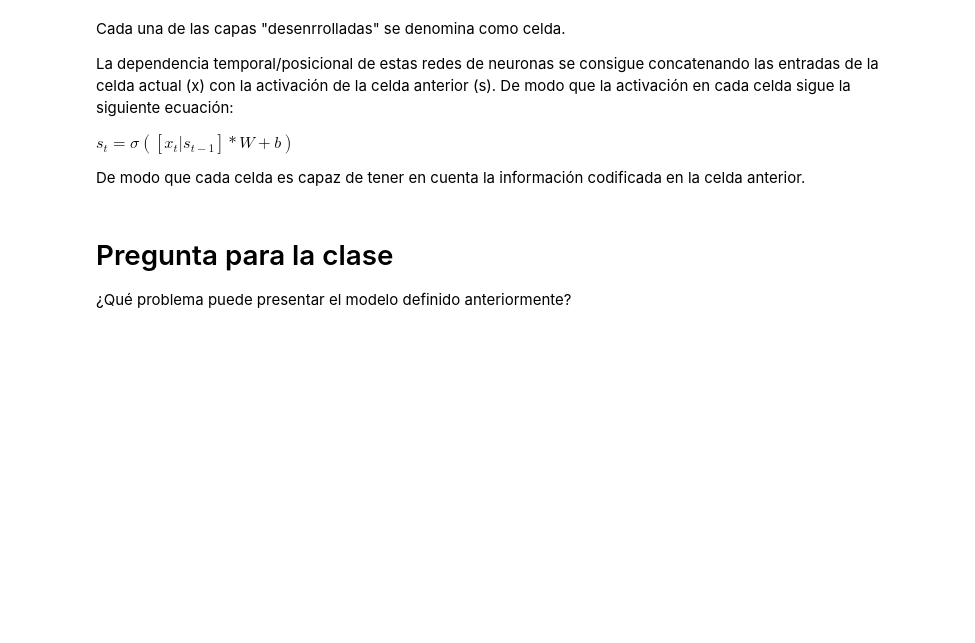
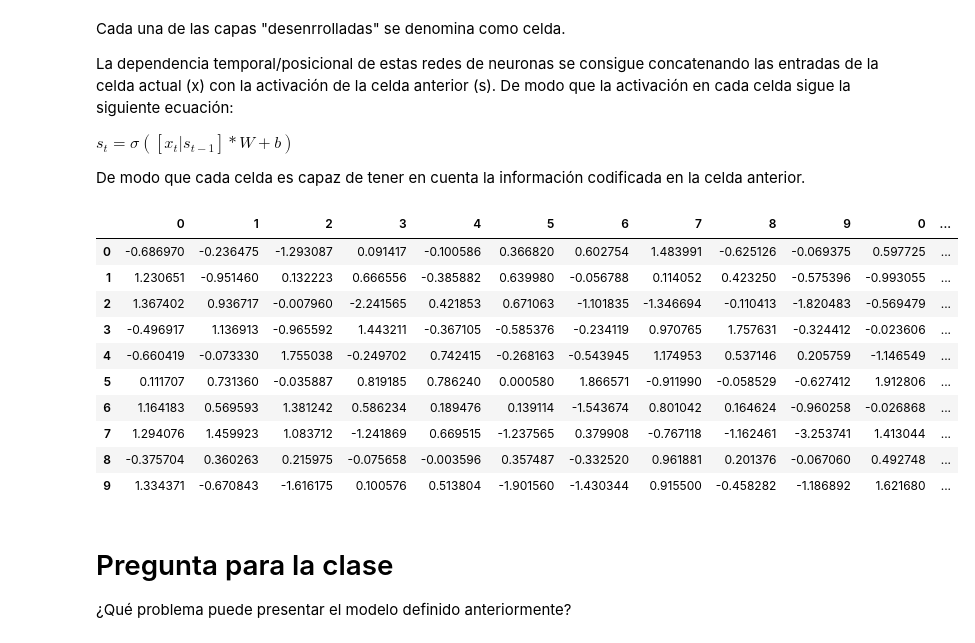
Before and after one commit to CuadraAlconero/IDAL_IA3_CuadraAlconero, a Jupyter notebook: modelos_secuenciales.ipynb, the cells around one changed output. Cells and saved outputs as stored; diff of their text form; code cells hidden in the pictures; blank space fills up the shorter version.

```diff
--- a/modelos_secuenciales.ipynb
+++ b/modelos_secuenciales.ipynb
@@ -16,6 +16,26 @@ La dependencia temporal/posicional de estas redes de neuronas se consigue concat
 $s_t = \sigma([x_t|s_{t-1}]*W + b)$
 
 De modo que cada celda es capaz de tener en cuenta la información codificada en la celda anterior.
+# %%
+# Ejemplo de [x_t|s_t-1]
+import numpy as np
+import pandas as pd
+x = pd.DataFrame(np.random.normal(size=(10,10)))
+s_t_1 = pd.DataFrame(np.random.normal(size=(10,10)))
+# %%
+pd.concat((x,s_t_1), axis=1)
+# %% [output]
+|  | 0 | 1 | 2 | 3 | 4 | 5 | 6 | 7 | 8 | 9 | 0 | ... |
+| 0 | -0.686970 | -0.236475 | -1.293087 | 0.091417 | -0.100586 | 0.366820 | 0.602754 | 1.483991 | -0.625126 | -0.069375 | 0.597725 | ... |
+| 1 | 1.230651 | -0.951460 | 0.132223 | 0.666556 | -0.385882 | 0.639980 | -0.056788 | 0.114052 | 0.423250 | -0.575396 | -0.993055 | ... |
+| 2 | 1.367402 | 0.936717 | -0.007960 | -2.241565 | 0.421853 | 0.671063 | -1.101835 | -1.346694 | -0.110413 | -1.820483 | -0.569479 | ... |
+| 3 | -0.496917 | 1.136913 | -0.965592 | 1.443211 | -0.367105 | -0.585376 | -0.234119 | 0.970765 | 1.757631 | -0.324412 | -0.023606 | ... |
+| 4 | -0.660419 | -0.073330 | 1.755038 | -0.249702 | 0.742415 | -0.268163 | -0.543945 | 1.174953 | 0.537146 | 0.205759 | -1.146549 | ... |
+| 5 | 0.111707 | 0.731360 | -0.035887 | 0.819185 | 0.786240 | 0.000580 | 1.866571 | -0.911990 | -0.058529 | -0.627412 | 1.912806 | ... |
+| 6 | 1.164183 | 0.569593 | 1.381242 | 0.586234 | 0.189476 | 0.139114 | -1.543674 | 0.801042 | 0.164624 | -0.960258 | -0.026868 | ... |
+| 7 | 1.294076 | 1.459923 | 1.083712 | -1.241869 | 0.669515 | -1.237565 | 0.379908 | -0.767118 | -1.162461 | -3.253741 | 1.413044 | ... |
+| 8 | -0.375704 | 0.360263 | 0.215975 | -0.075658 | -0.003596 | 0.357487 | -0.332520 | 0.961881 | 0.201376 | -0.067060 | 0.492748 | ... |
+| 9 | 1.334371 | -0.670843 | -1.616175 | 0.100576 | 0.513804 | -1.901560 | -1.430344 | 0.915500 | -0.458282 | -1.186892 | 1.621680 | ... |
 # %% [markdown]
 # Pregunta para la clase
 
```
Also changed, not shown: parts of 3 cells of this notebook.
